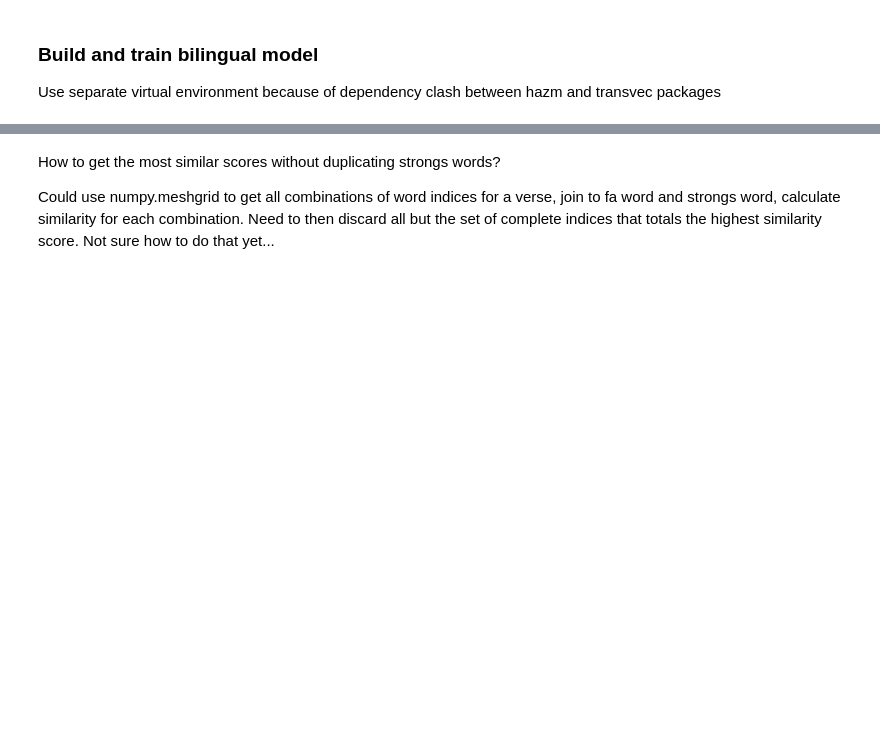
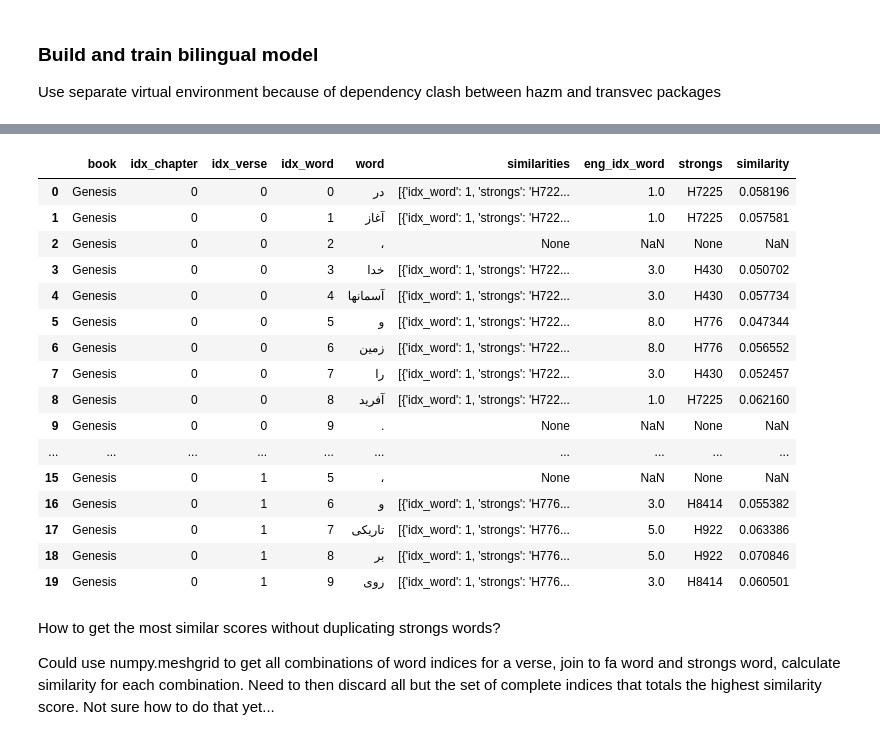
Before and after one commit to scruffian/farsi-strongs, a Jupyter notebook: Translation_Notebook.ipynb, the cells around one changed output, grey strips where cells are left out. Drawn from its saved outputs; the diff is of its cells as text; code cells hidden in the pictures; blank space fills up the shorter version.

```diff
--- a/Translation_Notebook.ipynb
+++ b/Translation_Notebook.ipynb
@@ -343,0 +355,10 @@ See the caveats in the documentation: https://pandas.pydata.org/pandas-docs/stab
+# %%
+def MaxSimilarity(row):
+    if row["similarities"] == None:
+        return [None, None, None]
+
+    else:
+        similarities = pd.DataFrame(row["similarities"])
+        return similarities.sort_values(by="similarity").tail(n=1).squeeze().to_list()
+
+test_df[["eng_idx_word", "strongs", "similarity"]] = pd.DataFrame(test_df.apply(MaxSimilarity, axis=1).to_list())
@@ -344,3 +371,23 @@ See the caveats in the documentation: https://pandas.pydata.org/pandas-docs/stab
+# %%
+test_df
+# %% [output]
+|  | book | idx_chapter | idx_verse | idx_word | word | similarities | eng_idx_word | strongs | similarity |
+| 0 | Genesis | 0 | 0 | 0 | در | [{'idx_word': 1, 'strongs': 'H722... | 1.0 | H7225 | 0.058196 |
+| 1 | Genesis | 0 | 0 | 1 | آغاز | [{'idx_word': 1, 'strongs': 'H722... | 1.0 | H7225 | 0.057581 |
+| 2 | Genesis | 0 | 0 | 2 | ، | None | NaN | None | NaN |
+| 3 | Genesis | 0 | 0 | 3 | خدا | [{'idx_word': 1, 'strongs': 'H722... | 3.0 | H430 | 0.050702 |
+| 4 | Genesis | 0 | 0 | 4 | آسمانها | [{'idx_word': 1, 'strongs': 'H722... | 3.0 | H430 | 0.057734 |
+| 5 | Genesis | 0 | 0 | 5 | و | [{'idx_word': 1, 'strongs': 'H722... | 8.0 | H776 | 0.047344 |
+| 6 | Genesis | 0 | 0 | 6 | زمین | [{'idx_word': 1, 'strongs': 'H722... | 8.0 | H776 | 0.056552 |
+| 7 | Genesis | 0 | 0 | 7 | را | [{'idx_word': 1, 'strongs': 'H722... | 3.0 | H430 | 0.052457 |
+| 8 | Genesis | 0 | 0 | 8 | آفرید | [{'idx_word': 1, 'strongs': 'H722... | 1.0 | H7225 | 0.062160 |
+| 9 | Genesis | 0 | 0 | 9 | . | None | NaN | None | NaN |
+| ... | ... | ... | ... | ... | ... | ... | ... | ... | ... |
+| 15 | Genesis | 0 | 1 | 5 | ، | None | NaN | None | NaN |
+| 16 | Genesis | 0 | 1 | 6 | و | [{'idx_word': 1, 'strongs': 'H776... | 3.0 | H8414 | 0.055382 |
+| 17 | Genesis | 0 | 1 | 7 | تاریکی | [{'idx_word': 1, 'strongs': 'H776... | 5.0 | H922 | 0.063386 |
+| 18 | Genesis | 0 | 1 | 8 | بر | [{'idx_word': 1, 'strongs': 'H776... | 5.0 | H922 | 0.070846 |
+| 19 | Genesis | 0 | 1 | 9 | روی | [{'idx_word': 1, 'strongs': 'H776... | 3.0 | H8414 | 0.060501 |
 # %% [markdown]
 How to get the most similar scores without duplicating strongs words?
 
```
Also changed, not shown: parts of 2 cells of this notebook.
